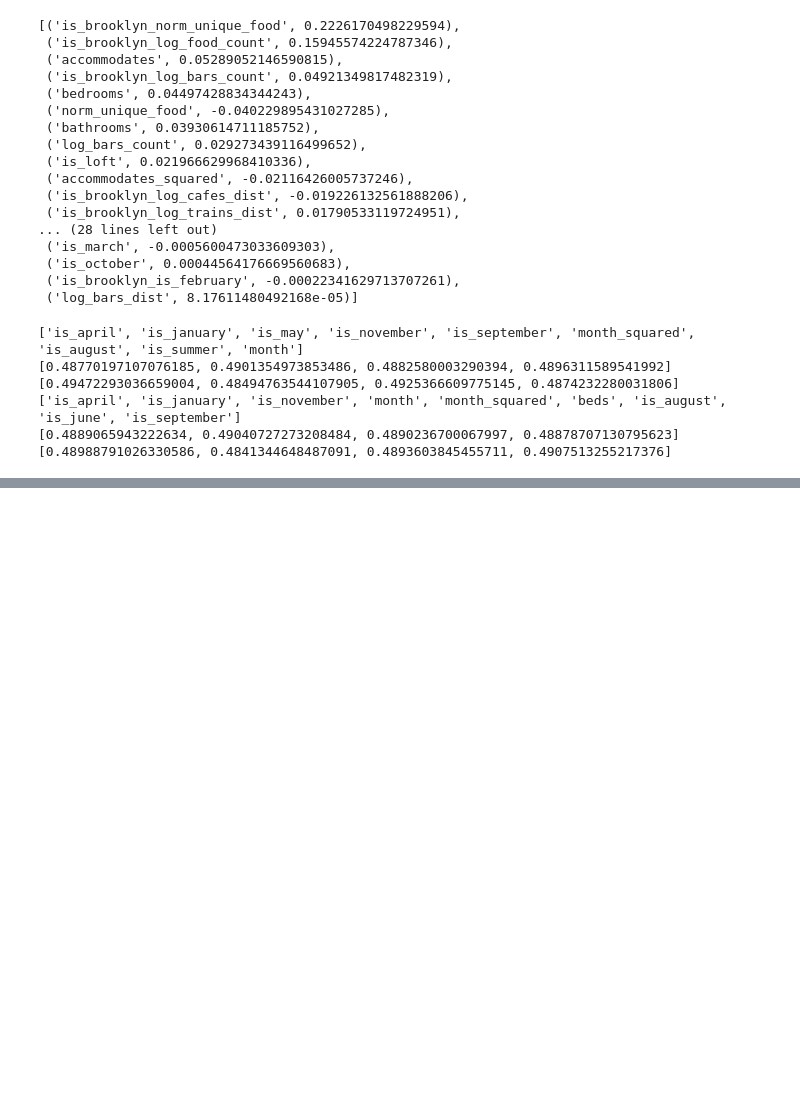
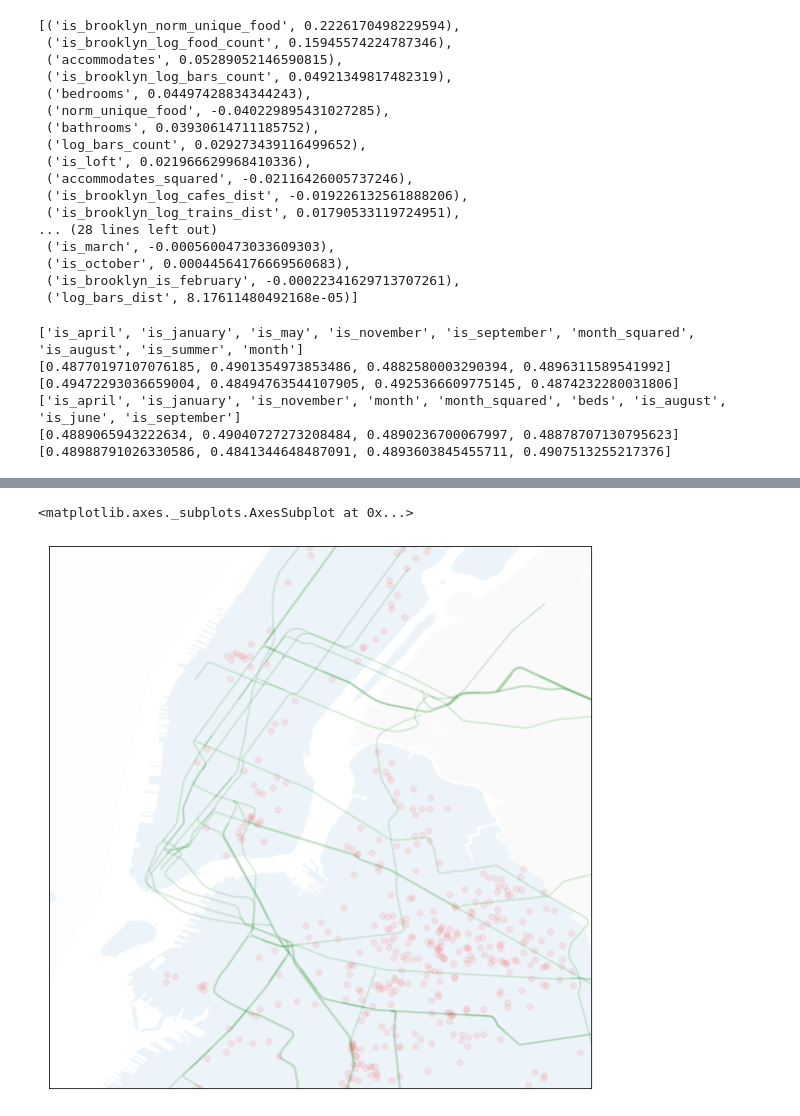
Before and after one commit to djsegal/metis, a Jupyter notebook: 1_airbnb_pricing/make_presentation.ipynb, the cells around one changed output, grey strips where cells are left out. Drawn from its saved outputs; the diff is of its cells as text; code cells hidden in the pictures; blank space fills up the shorter version.

```diff
--- a/1_airbnb_pricing/make_presentation.ipynb
+++ b/1_airbnb_pricing/make_presentation.ipynb
@@ -356,3 +356,17 @@ nyc_output_columns, nyc_fit = fit_data(airbnb[~airbnb.is_brooklyn], separated_co
 ['is_april', 'is_january', 'is_november', 'month', 'month_squared', 'beds', 'is_august', 'is_june', 'is_september']
 [0.4889065943222634, 0.49040727273208484, 0.4890236700067997, 0.48878707130795623]
 [0.48988791026330586, 0.4841344648487091, 0.4893603845455711, 0.4907513255217376]
+# %%
+airbnb["latitude"] = airbnb.geometry.centroid.y
+airbnb["longitude"] = airbnb.geometry.centroid.x
+airbnb["latitude_longitude"] = airbnb.latitude * airbnb.longitude
+# %%
+
+geo_columns = [
+    *extra_columns,
+    'latitude',
+    'longitude',
+    'latitude_longitude'
+]
+
+geo_output_columns, geo_fit = fit_data(airbnb, geo_columns)
@@ -358,0 +377,12 @@ nyc_output_columns, nyc_fit = fit_data(airbnb[~airbnb.is_brooklyn], separated_co
+# %%
+error_list = np.abs(np.transpose(
+    1 - np.abs(np.divide(geo_fit.predict(airbnb[geo_output_columns]), airbnb.log_price.values))
+))
+
+max_error = np.max(np.abs(error_list))
+
+ax = make_base_plot()
+airbnb[ error_list > 0.8 * max_error ].drop_duplicates(subset=["id", "geometry"]).plot(ax=ax, alpha=0.07, color="red")
+# %% [output]
+<matplotlib.axes._subplots.AxesSubplot at 0x...>
+[figure, added]
```
Also changed, not shown: parts of 1 cell of this notebook.
